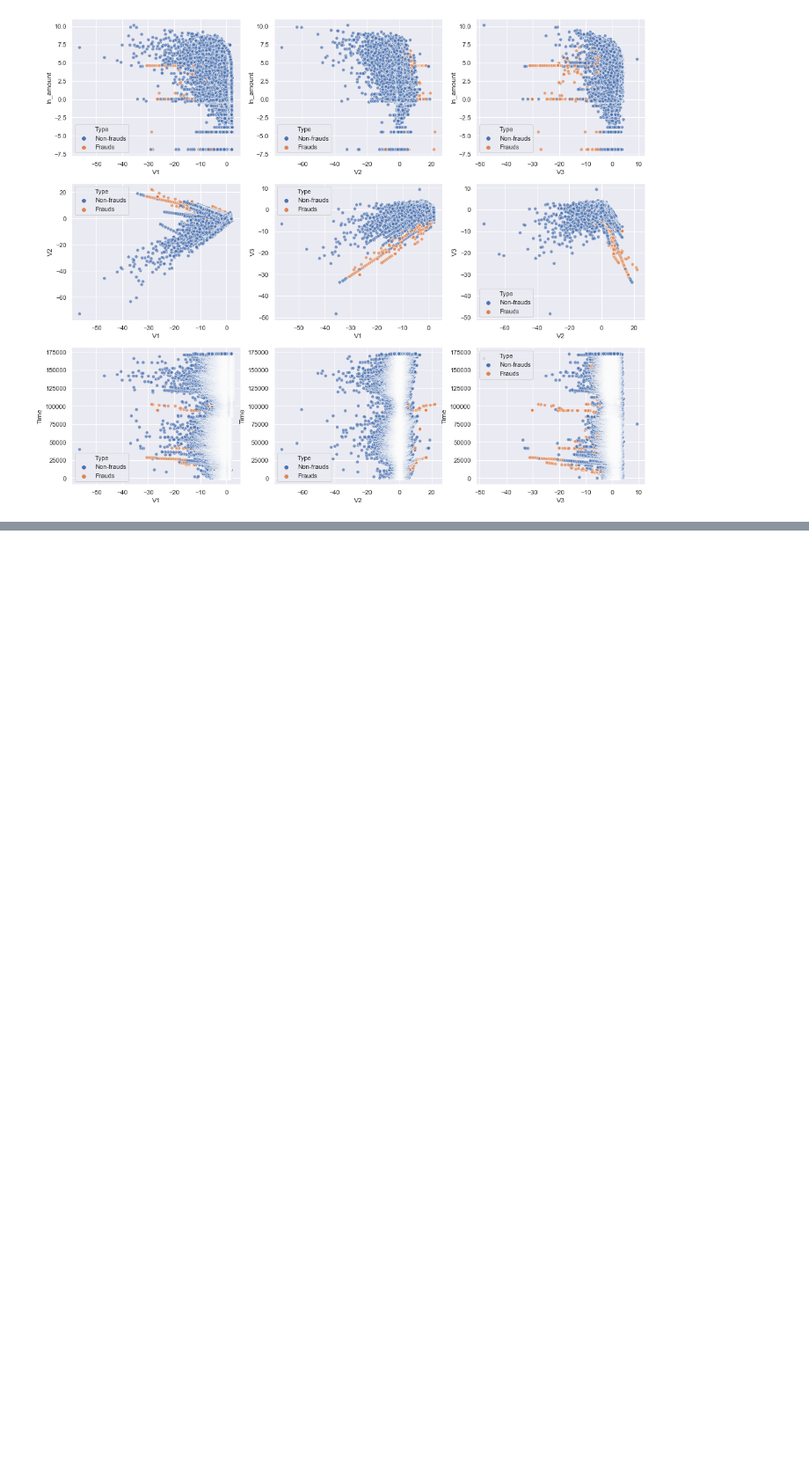
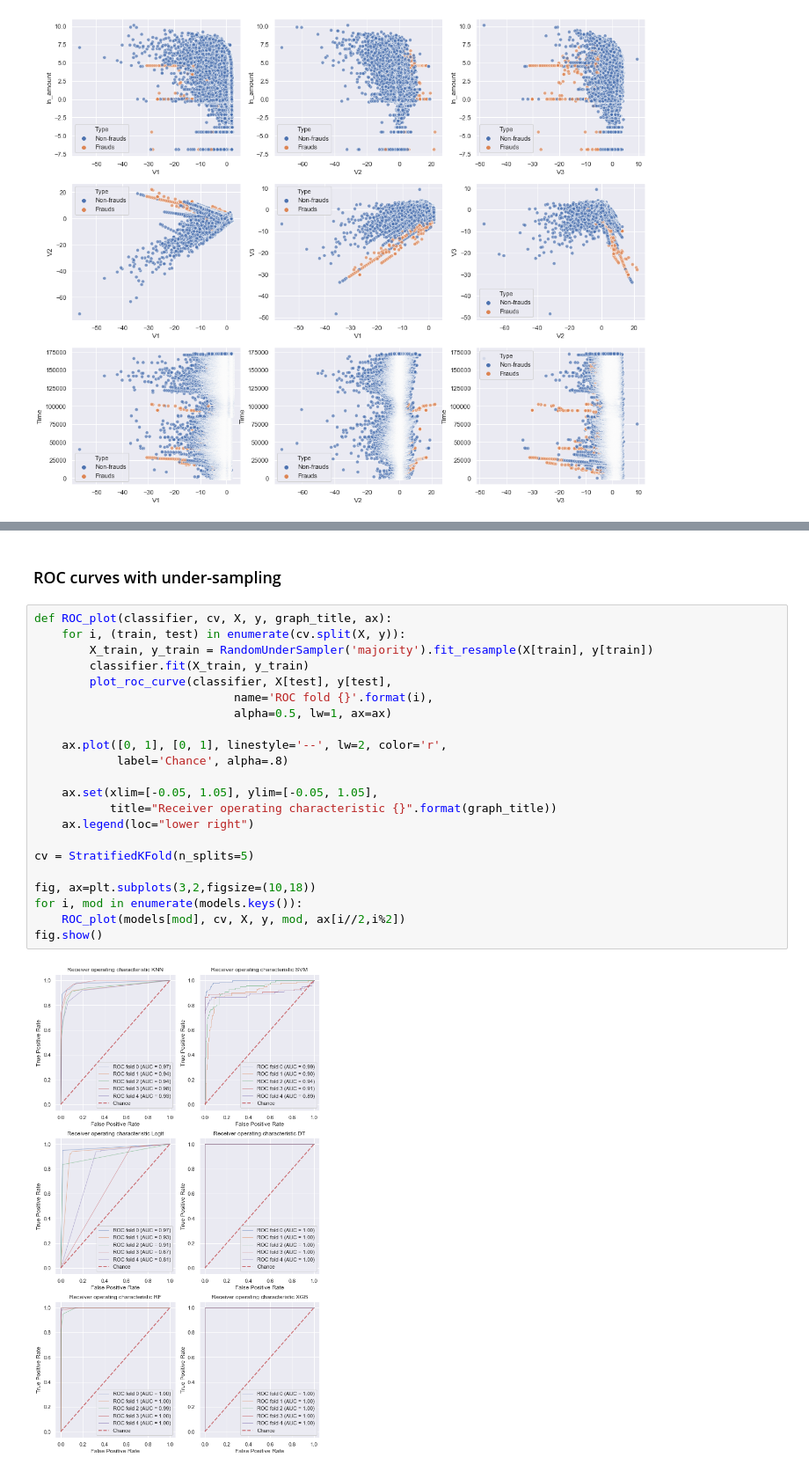
Before and after one commit to lethnam/credit_card_fraud_detection, a Jupyter notebook: creditcard_fraud_detection.ipynb, the cells around one changed output, grey strips where cells are left out. Shown at 88% size. Cells and saved outputs as stored; diff of their text form; blank space fills up the shorter version.

```diff
--- a/creditcard_fraud_detection.ipynb
+++ b/creditcard_fraud_detection.ipynb
@@ -212,3 +212,29 @@ Text(0.5, 1.0, 'Runtime')
+# %% [markdown]
+### ROC curves with under-sampling
+# %%
+def ROC_plot(classifier, cv, X, y, graph_title, ax):
+    for i, (train, test) in enumerate(cv.split(X, y)):
+        X_train, y_train = RandomUnderSampler('majority').fit_resample(X[train], y[train])
+        classifier.fit(X_train, y_train)
+        plot_roc_curve(classifier, X[test], y[test],
+                             name='ROC fold {}'.format(i),
+                             alpha=0.5, lw=1, ax=ax)
+
+    ax.plot([0, 1], [0, 1], linestyle='--', lw=2, color='r',
+            label='Chance', alpha=.8)
+
+    ax.set(xlim=[-0.05, 1.05], ylim=[-0.05, 1.05],
+           title="Receiver operating characteristic {}".format(graph_title))
+    ax.legend(loc="lower right")
+
+cv = StratifiedKFold(n_splits=5)
+
+fig, ax=plt.subplots(3,2,figsize=(10,18))
+for i, mod in enumerate(models.keys()):
+    ROC_plot(models[mod], cv, X, y, mod, ax[i//2,i%2])
+fig.show()
+# %% [output]
+[figure, added]
 # %% [markdown]
 ### Classification with over-sampling
 
```
Also changed, not shown: parts of 9 cells of this notebook, 1 other file.
